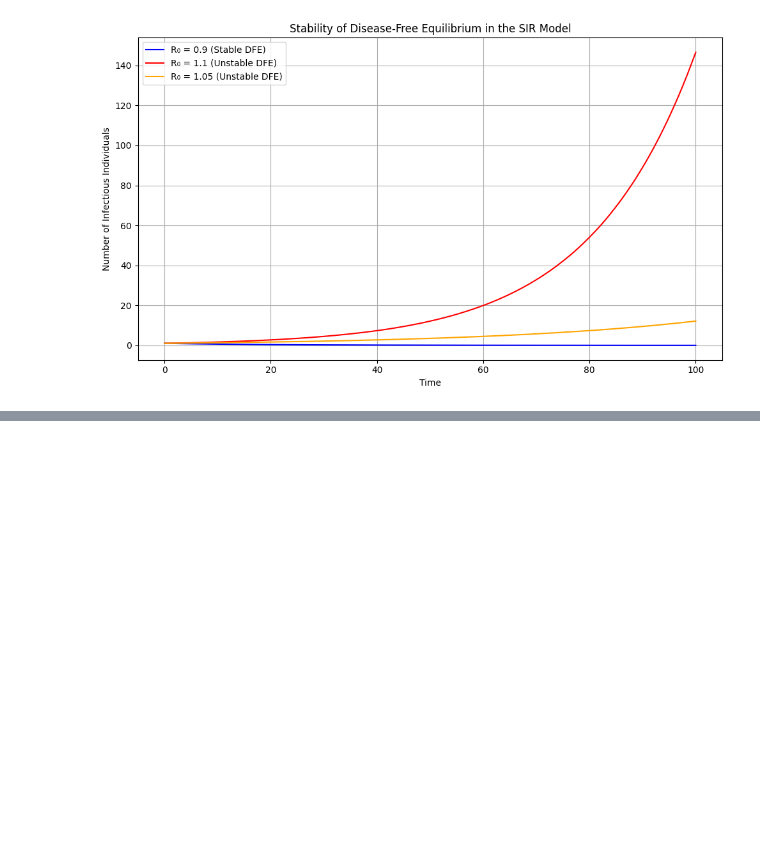
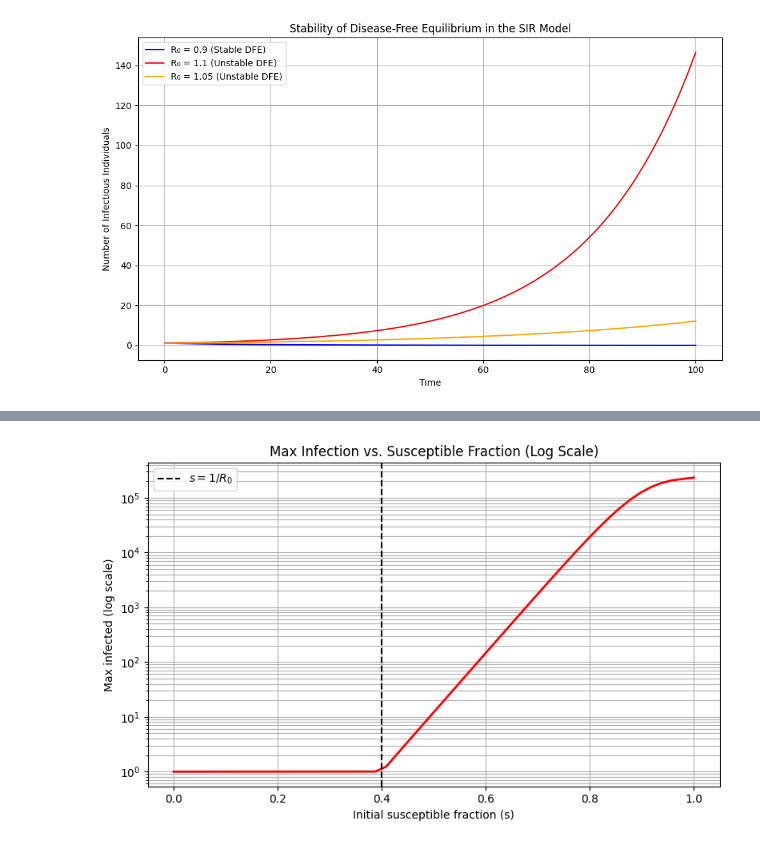
Before and after one commit to Ai-TaSAi/diseases-hw1-code, a Jupyter notebook: HW1_SIRModels.ipynb, the cells around one changed output, grey strips where cells are left out. Drawn from its saved outputs; the diff is of its cells as text; code cells hidden in the pictures; blank space fills up the shorter version.

```diff
--- a/HW1_SIRModels.ipynb
+++ b/HW1_SIRModels.ipynb
@@ -264,0 +342,17 @@ plt.show()
+# %%
+Rnought = 2.5
+s_threshold = 1 / Rnought
+
+plt.figure(figsize=(8, 5))
+plt.plot(s_list, imax_list, color='red', linewidth=2)
+plt.yscale('log')  # Log scale for better dynamic range visualization
+plt.xlabel("Initial susceptible fraction (s)")
+plt.ylabel("Max infected (log scale)")
+plt.axvline(s_threshold, color='black', linestyle='--', label=r'$s = 1/R_0$')
+plt.title("Max Infection vs. Susceptible Fraction (Log Scale)")
+plt.legend()
+plt.grid(True, which='both')
+plt.tight_layout()
+plt.show()
+# %% [output]
+[figure, added]
```
Also changed, not shown: parts of 3 cells of this notebook, 1 other file.
